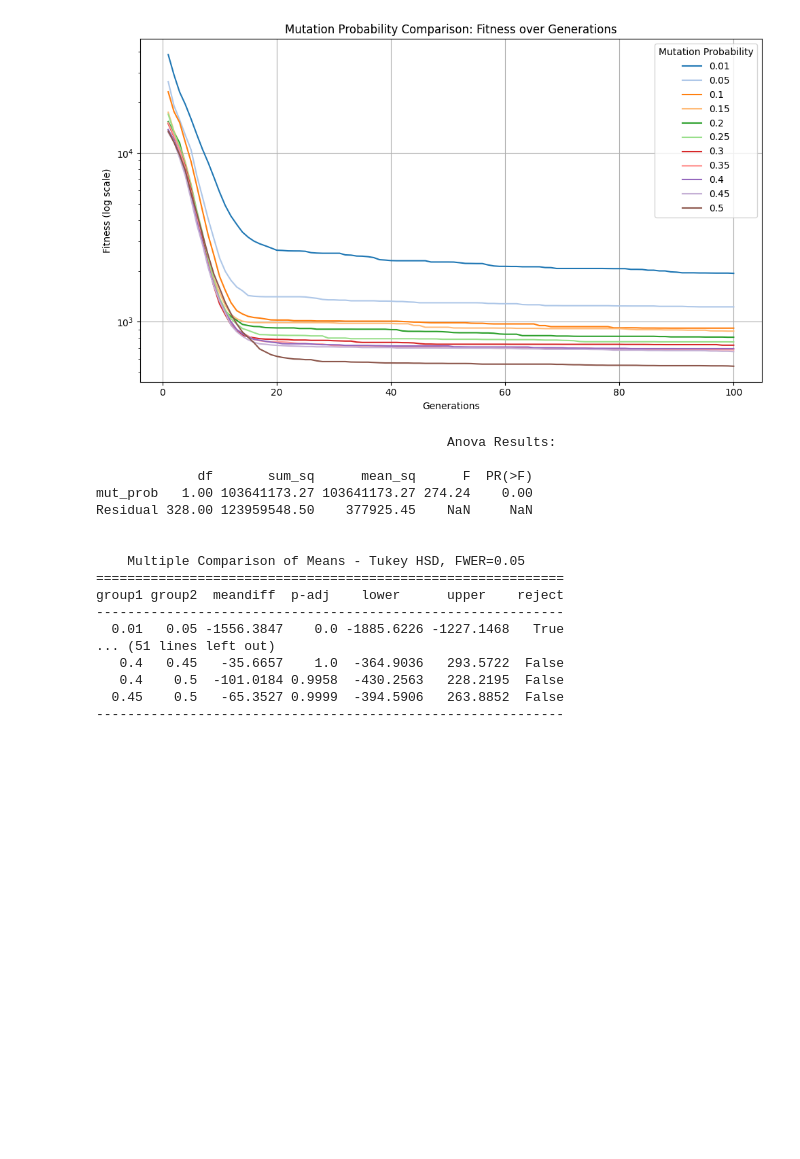
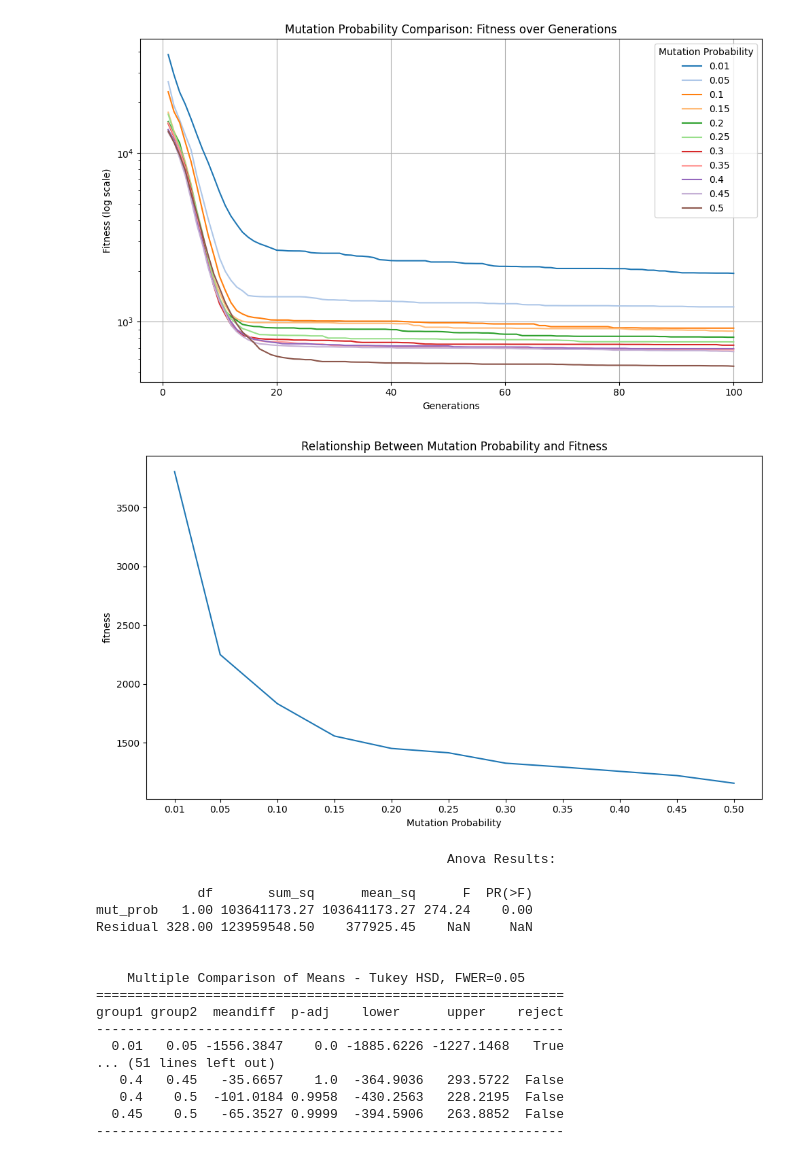
Before and after one commit to DiogoPF/Stigler-Diet, a Jupyter notebook: results/Results Analysis.ipynb, the cells around one changed output. Cells and saved outputs as stored; diff of their text form; code cells hidden in the pictures; blank space fills up the shorter version.

Commit message:
last figures and t-test

```diff
--- a/results/Results Analysis.ipynb
+++ b/results/Results Analysis.ipynb
@@ -642,6 +643,36 @@ get_viz(
 )
 # %% [output]
 [figure]
+# %%
+df = (
+    mutation_prob_comparison[["mut_prob", "run", "generation", "fitness"]]
+    .groupby(["mut_prob", "generation"])
+    .fitness.mean()
+    .reset_index()
+)
+
+# Plotting with seaborn and log scale
+plt.figure(figsize=(10, 6))
+
+sns.lineplot(x="mut_prob", y="fitness", data=df, errorbar=None)
+
+
+plt.title("Relationship Between Mutation Probability and Fitness")
+plt.xlabel("Mutation Probability")
+plt.xticks(
+    ticks=mutation_prob_comparison["mut_prob"]
+    .value_counts()
+    .index.sort_values(ascending=True)
+)
+plt.tight_layout()
+
+plt.savefig(
+    "../Report/images/visualizations/mutation_prob_fitness_vs_prob_size.svg",
+    format="svg",
+)
+plt.show()
+# %% [output]
+[figure, added]
 # %%
 get_stats(df=mutation_prob_comparison, var_of_interest="mut_prob")
 # %% [output]
```
Also changed, not shown: parts of 3 cells of this notebook, 11 other files.
